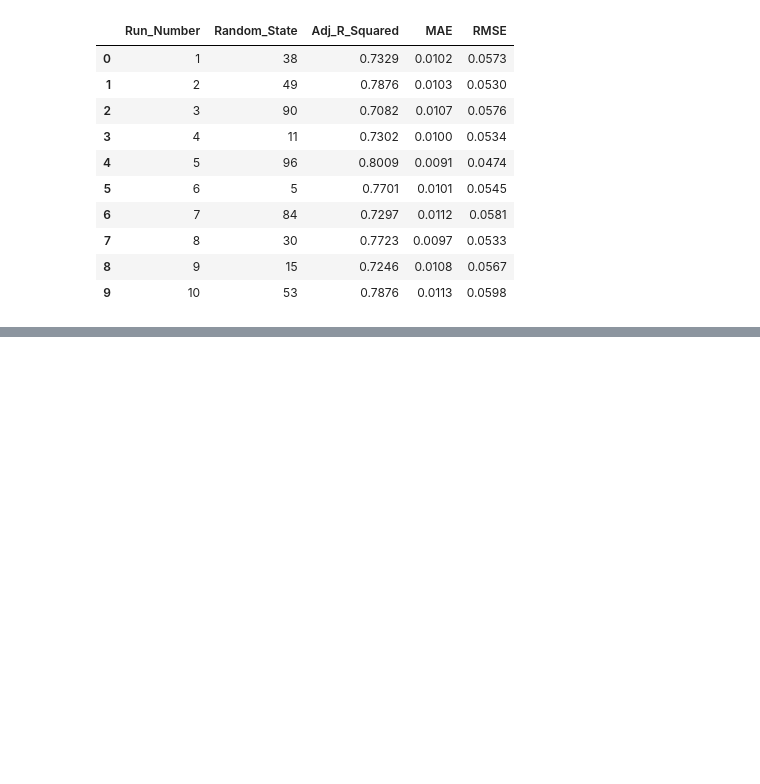
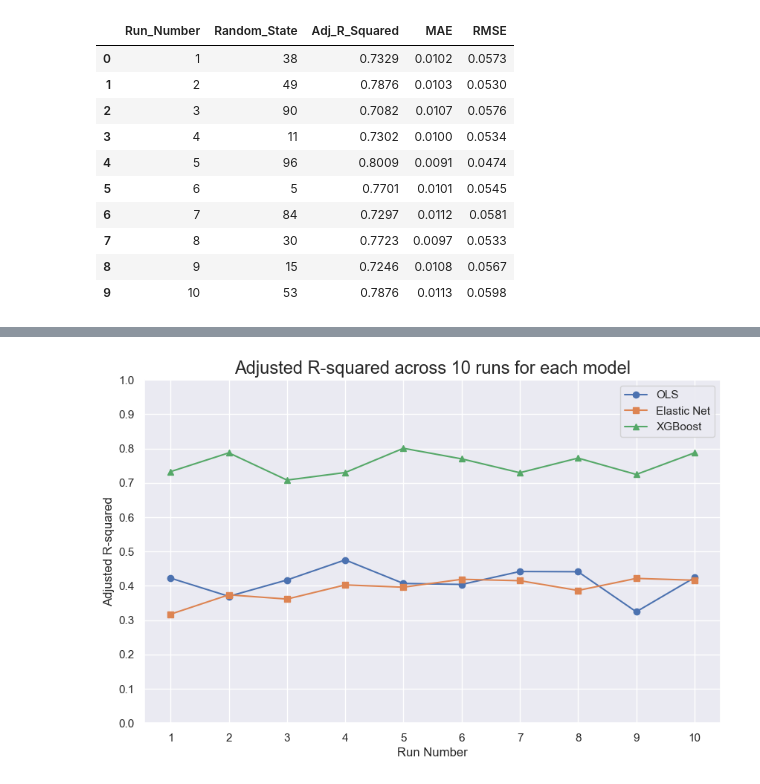
Before and after one commit to RasheedMartin/PredictingNBACareers, a Jupyter notebook: notebooks/modeling/All_NBA_Vote_Share_Modeling.ipynb, the cells around one changed output, grey strips where cells are left out. Saved outputs shown, nothing was run; the diff lists cells and outputs as text; code cells hidden in the pictures; blank space fills up the shorter version.

```diff
--- a/notebooks/modeling/All_NBA_Vote_Share_Modeling.ipynb
+++ b/notebooks/modeling/All_NBA_Vote_Share_Modeling.ipynb
@@ -371,0 +362,8 @@ xgb_results_df
+# %%
+# Compare Adjusted R-squared
+rsquared_comp = pd.DataFrame()
+rsquared_comp["Run_Number"] = ols_results_df["Run_Number"]
+rsquared_comp["OLS"] = ols_results_df["Adj_R_Squared"]
+rsquared_comp["Elastic_Net"] = enet_results_df["Adj_R_Squared"]
+rsquared_comp["XGBoost"] = xgb_results_df["Adj_R_Squared"]
+rsquared_comp
@@ -371,0 +382,15 @@ xgb_results_df
+# %%
+# Plot Adjusted R-squared results
+plt.figure(figsize=(10,6))
+plt.plot(rsquared_comp["Run_Number"], rsquared_comp["OLS"], label="OLS", marker="o")
+plt.plot(rsquared_comp["Run_Number"], rsquared_comp["Elastic_Net"], label="Elastic Net", marker="s")
+plt.plot(rsquared_comp["Run_Number"], rsquared_comp["XGBoost"], label="XGBoost", marker="^")
+plt.xlabel("Run Number")
+plt.xticks(np.arange(1, 11, 1))
+plt.ylabel("Adjusted R-squared")
+plt.yticks(np.arange(0.0, 1.1, 0.1))
+plt.title("Adjusted R-squared across 10 runs for each model", fontsize=17)
+plt.legend()
+plt.show()
+# %% [output]
+[figure, added]
```
Also changed, not shown: parts of 9 cells of this notebook.
